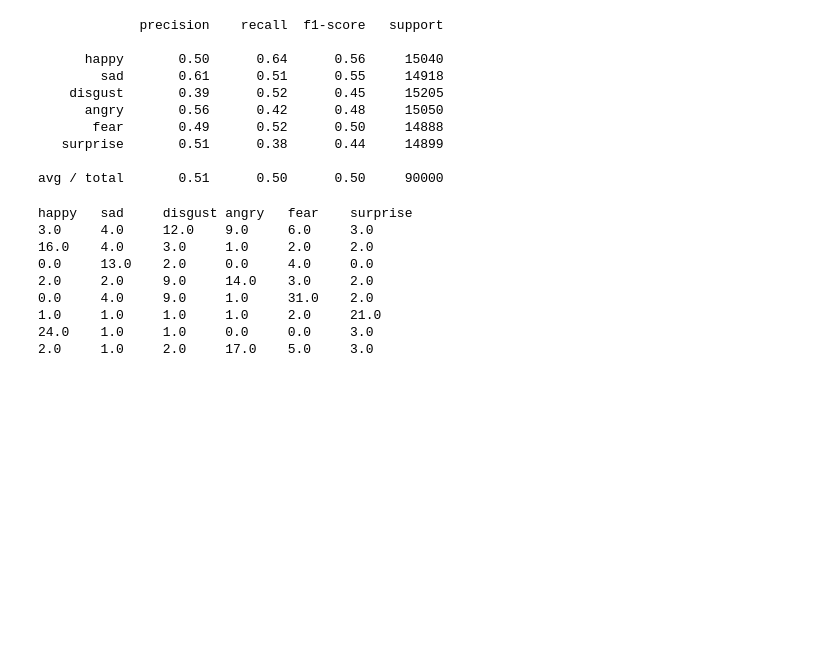
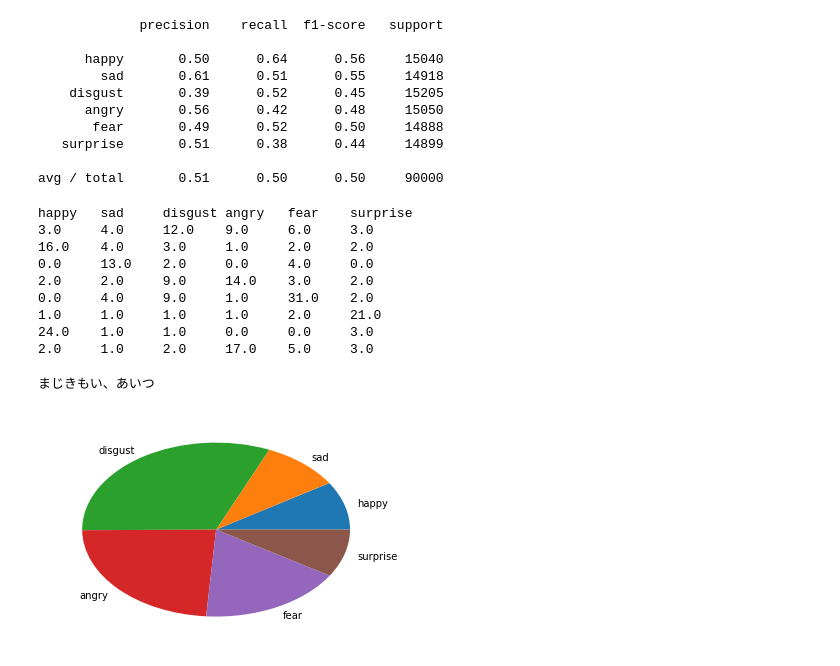
Before and after one commit to HC200ok/credibility_analysis, a Jupyter notebook: notebook/sentiment_analysis/cnn_sentiment_ja.ipynb, the cells around one changed output. Drawn from its saved outputs; the diff is of its cells as text; code cells hidden in the pictures; blank space fills up the shorter version.

```diff
--- a/notebook/sentiment_analysis/cnn_sentiment_ja.ipynb
+++ b/notebook/sentiment_analysis/cnn_sentiment_ja.ipynb
@@ -164,3 +164,11 @@ happy   sad     disgust angry   fear    surprise
 1.0     1.0     1.0     1.0     2.0     21.0
 24.0    1.0     1.0     0.0     0.0     3.0
 2.0     1.0     2.0     17.0    5.0     3.0
+# %%
+%matplotlib inline
+import matplotlib.pyplot as plt
+plt.pie(model.predict(targets)[0]*100.0, labels=emolabels)
+print(examples[0])
+# %% [output]
+まじきもい、あいつ
+[figure, added]
```
Also changed, not shown: parts of 6 cells of this notebook.
